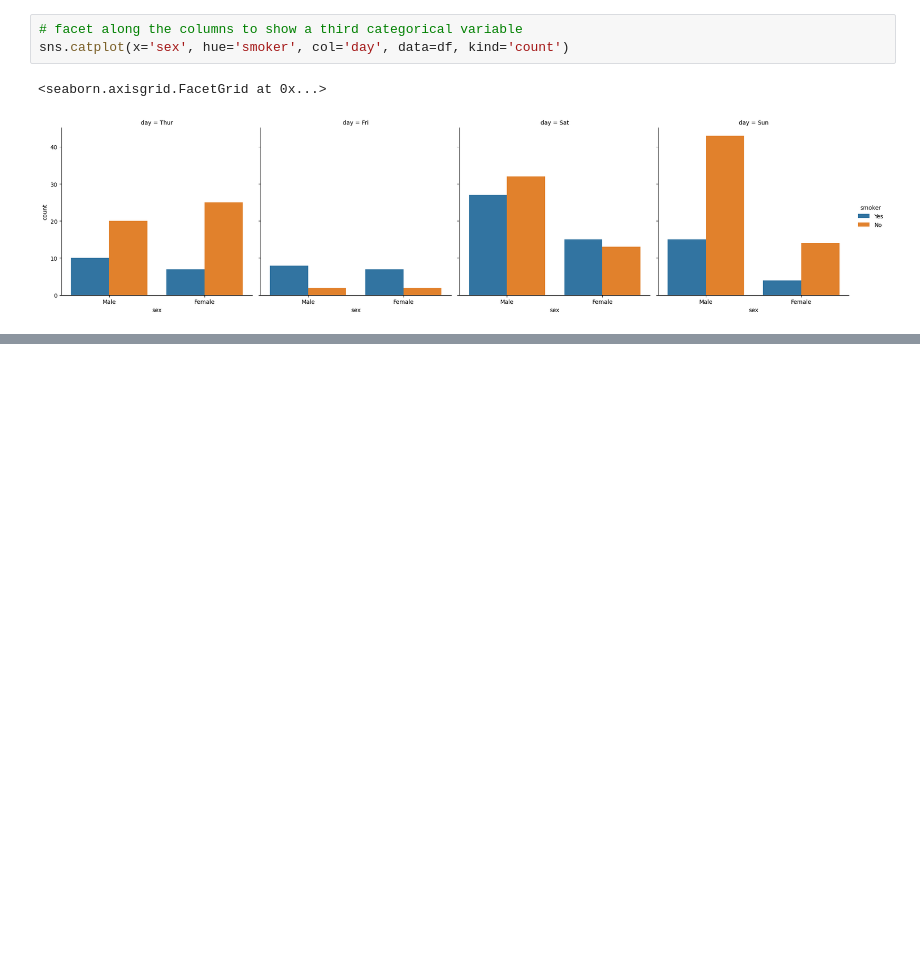
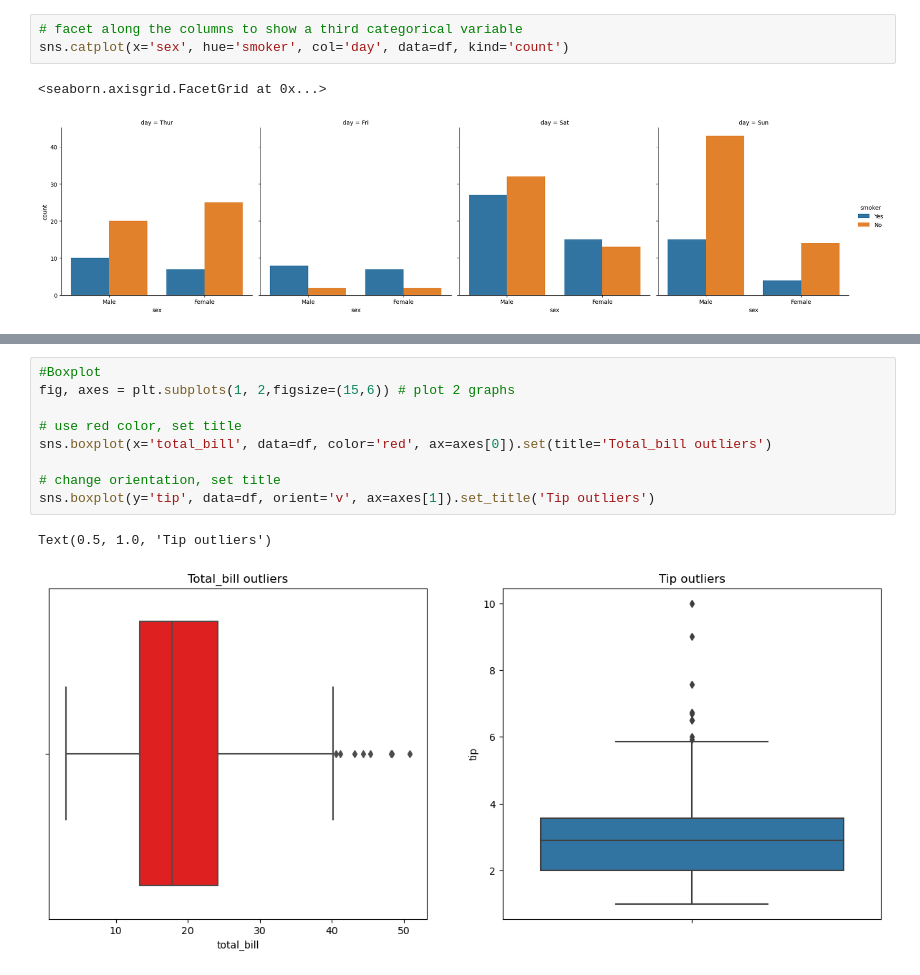
Before and after one commit to madhanl6/Seaborn_viz, a Jupyter notebook: Seaborn viz.ipynb, the cells around one changed output, grey strips where cells are left out. Cells and saved outputs as stored; diff of their text form; blank space fills up the shorter version.

```diff
--- a/Seaborn viz.ipynb
+++ b/Seaborn viz.ipynb
@@ -54,0 +100,12 @@ sns.catplot(x='sex', hue='smoker', col='day', data=df, kind='count')
+# %%
+#Boxplot
+fig, axes = plt.subplots(1, 2,figsize=(15,6)) # plot 2 graphs
+
+# use red color, set title
+sns.boxplot(x='total_bill', data=df, color='red', ax=axes[0]).set(title='Total_bill outliers')
+
+# change orientation, set title
+sns.boxplot(y='tip', data=df, orient='v', ax=axes[1]).set_title('Tip outliers')
+# %% [output]
+Text(0.5, 1.0, 'Tip outliers')
+[figure, added]
```
Also changed, not shown: parts of 10 cells of this notebook.
